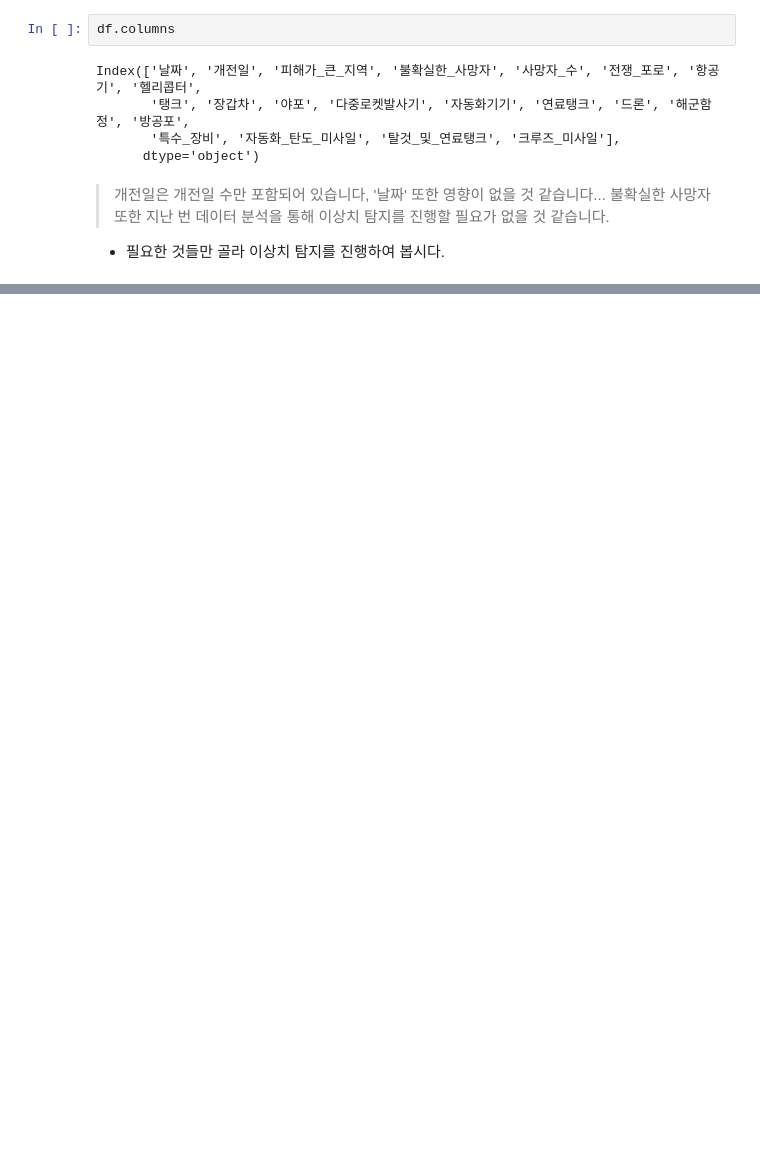
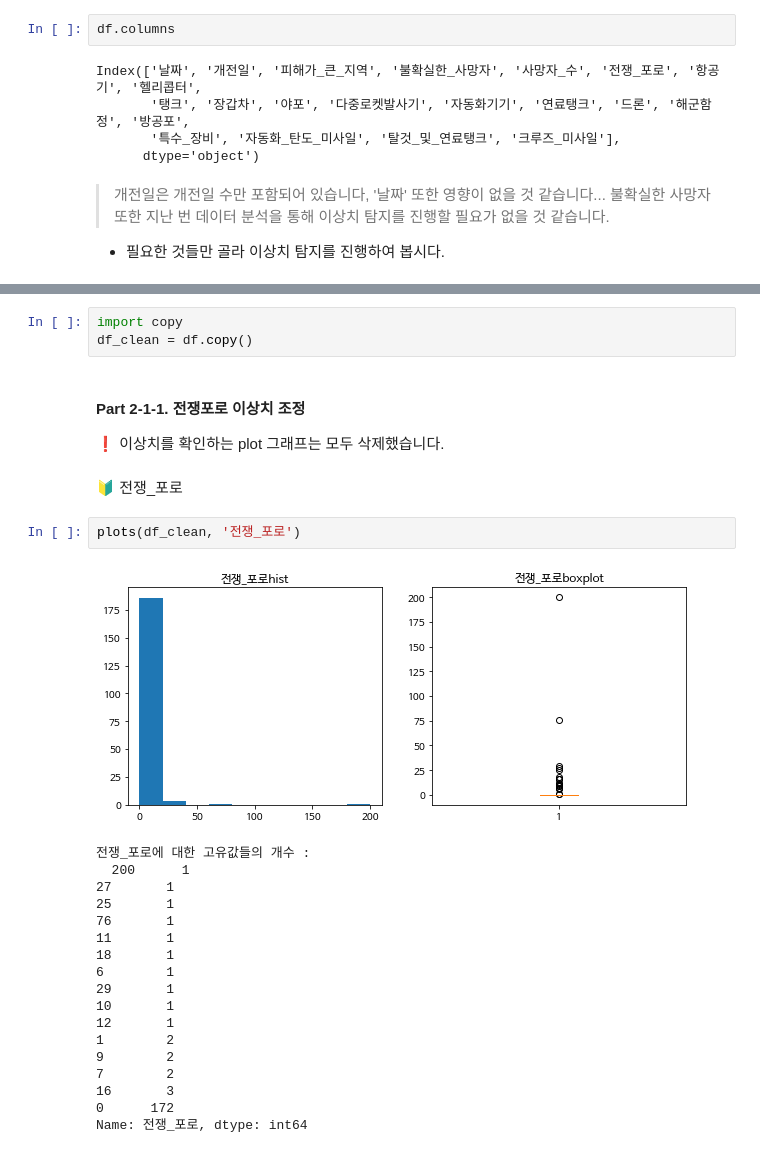
Before and after one commit to 00150/AI_07_JYP_Project_section_02, a Jupyter notebook: 🌏_우크라이나_vs_러시아_전쟁_분석_(feat_디테일하게_).ipynb, the cells around one changed output, grey strips where cells are left out. Drawn from its saved outputs; the diff is of its cells as text; blank space fills up the shorter version.

```diff
--- a/🌏_우크라이나_vs_러시아_전쟁_분석_(feat_디테일하게_).ipynb
+++ b/🌏_우크라이나_vs_러시아_전쟁_분석_(feat_디테일하게_).ipynb
@@ -410,0 +440,29 @@ plots(df,'개전일')
+# %%
+import copy
+df_clean = df.copy()
+# %% [markdown]
+#### Part 2-1-1. 전쟁포로 이상치 조정
+❗ 이상치를 확인하는 plot 그래프는 모두 삭제했습니다.
+# %% [markdown]
+ 🔰 전쟁_포로
+# %%
+plots(df_clean, '전쟁_포로')
+# %% [output]
+[figure, added]
+전쟁_포로에 대한 고유값들의 개수 :
+  200      1
+27       1
+25       1
+76       1
+11       1
+18       1
+6        1
+29       1
+10       1
+12       1
+1        2
+9        2
+7        2
+16       3
+0      172
+Name: 전쟁_포로, dtype: int64
```
Also changed, not shown: parts of 50 cells of this notebook.
